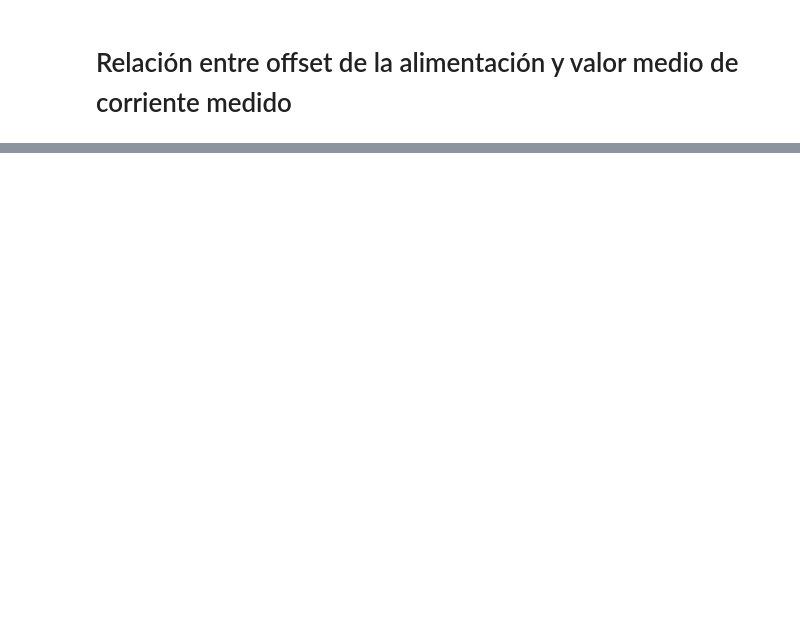
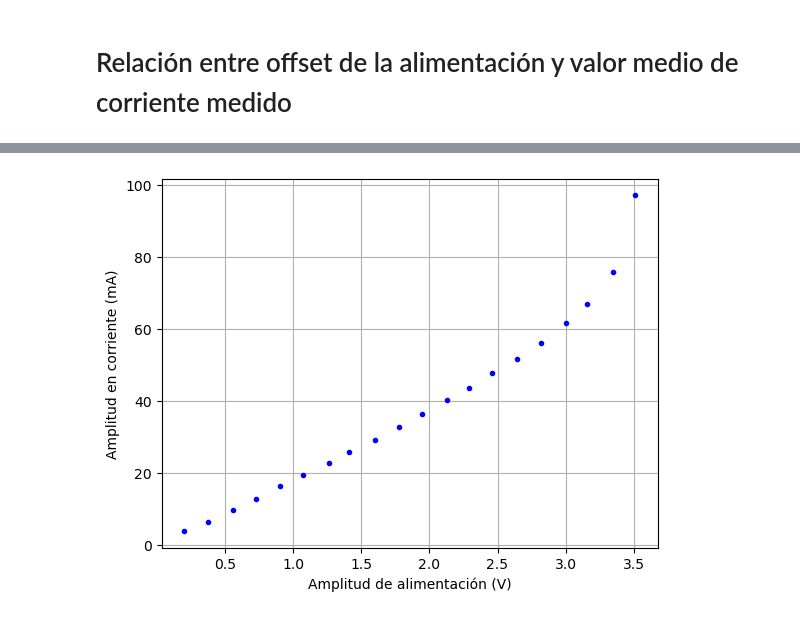
Before and after one commit to DelManuel/Magnetometro-optico, a Jupyter notebook: códigos/analisis_fuente_de_corriente.ipynb, the cells around one changed output, grey strips where cells are left out. Drawn from its saved outputs; the diff is of its cells as text; code cells hidden in the pictures; blank space fills up the shorter version.

```diff
--- a/códigos/analisis_fuente_de_corriente.ipynb
+++ b/códigos/analisis_fuente_de_corriente.ipynb
@@ -143,0 +194,37 @@ plt.show()
+# %%
+lista_amp_alim = []
+lista_amp_corr = []
+
+for amp in amp_values:
+
+    # Calculamos la amplitud de la cuadrada con la que alimentamos
+    condicion_maximo_1 = np.where(dic[amp]["V_1"]> np.mean(dic[amp]["V_1"]))
+    lista_maximos_1 = dic[amp]["V_1"][condicion_maximo_1]
+    tiempos_maximos_1 = dic[amp]["t_1"][condicion_maximo_1]
+
+    condicion_minimo_1 = np.where(dic[amp]["V_1"] < np.mean(dic[amp]["V_1"]))
+    lista_minimos_1 = dic[amp]["V_1"][condicion_minimo_1]
+    tiempos_minimos_1 = dic[amp]["t_1"][condicion_minimo_1]
+
+    # Calculamos la amplitud del generador de corriente
+    condicion_maximo_2 = np.where(dic[amp]["V_2"] > np.mean(dic[amp]["V_2"]))
+    lista_maximos_2 = dic[amp]["V_2"][condicion_maximo_2]
+    tiempos_maximos_2 = dic[amp]["t_2"][condicion_maximo_2]
+
+    condicion_minimo_2 = np.where(dic[amp]["V_2"] < np.mean(dic[amp]["V_2"]))
+    lista_minimos_2 = dic[amp]["V_2"][condicion_minimo_2]
+    tiempos_minimos_2 = dic[amp]["t_2"][condicion_minimo_2]
+
+    amp_alim = np.mean(lista_maximos_1)-np.mean(lista_minimos_1)
+    amp_corr = np.mean(lista_maximos_2)-np.mean(lista_minimos_2)
+
+    lista_amp_alim.append(amp_alim)
+    lista_amp_corr.append(amp_corr*1000) # Lo pasamos a mA
+# %%
+plt.plot(lista_amp_alim[:],lista_amp_corr[:],".", c = "b")
+plt.xlabel("Amplitud de alimentación (V)")
+plt.ylabel("Amplitud en corriente (mA)")
+plt.grid()
+plt.show()
+# %% [output]
+[figure, added]
```
Also changed, not shown: parts of 19 cells of this notebook, 5 other files.
